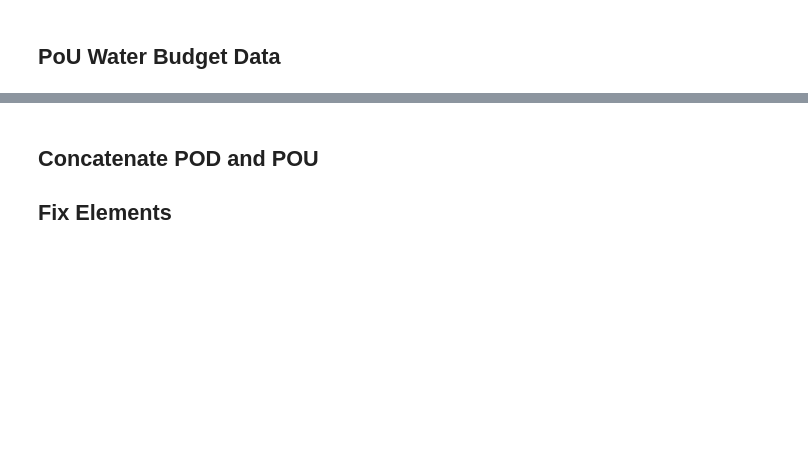
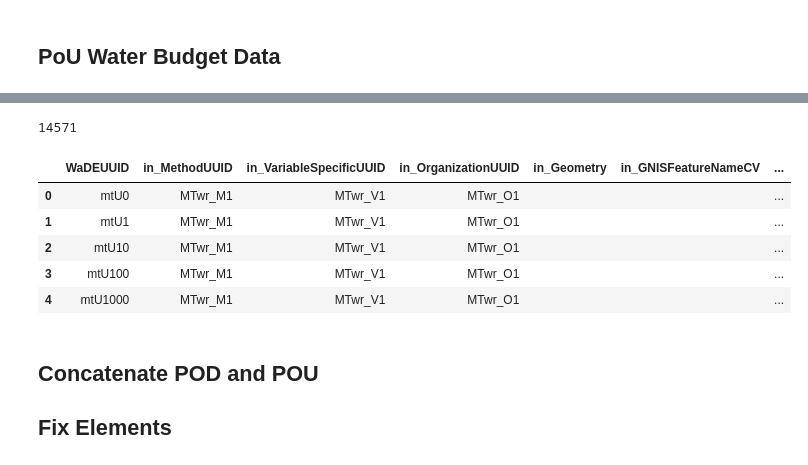
Before and after one commit to WSWCWaterDataExchange/MappingStatesDataToWaDE2.0, a Jupyter notebook: Montana/WaterAllocation/1_MTwr_PreProcessAllocationData.ipynb, the cells around one changed output, grey strips where cells are left out. Drawn from its saved outputs; the diff is of its cells as text; code cells hidden in the pictures; blank space fills up the shorter version.

```diff
--- a/Montana/WaterAllocation/1_MTwr_PreProcessAllocationData.ipynb
+++ b/Montana/WaterAllocation/1_MTwr_PreProcessAllocationData.ipynb
@@ -258,34 +307,43 @@ df['in_AllocationFlow_CFS'] = dfinPOU['FLW_RT_CFS'].astype(float)
 df['in_AllocationLegalStatusCV'] = dfinPOU['STATUS'].str.title()
 df['in_AllocationNativeID'] =  dfinPOU['WRNUMBER'].replace("", 0).fillna(0).astype(str)
 df['in_AllocationOwner'] = dfinPOU['ALL_OWNERS'].str.title()
 df['in_AllocationPriorityDate'] = dfinPOU['ENF_PRIORI']
 df['in_AllocationSDWISIdentifierCV'] = ""
 df['in_AllocationTimeframeEnd'] = dfinPOU['PER_USE_EN']
 df['in_AllocationTimeframeStart'] = dfinPOU['PER_USE_BG']
-df['in_AllocationTypeCV'] = dfinPOU['WRTYPE'].str.title()
+#df['in_AllocationTypeCV'] = dfinPOU['WRTYPE'].str.title() # skip for now
+df['in_AllocationTypeCV'] = ""
 df['in_AllocationVolume_AF'] = dfinPOU['VOLUME']
 df['in_BeneficialUseCategory'] = dfinPOU['PURPOSE'].str.replace("; ", ",").str.replace(", ", ",").str.title()
 df['in_CommunityWaterSupplySystem'] = ""
 df['in_CropTypeCV'] = ""
 df['in_CustomerTypeCV'] = ""
 df['in_DataPublicationDate'] = ""
 df['in_DataPublicationDOI'] = ""
 df['in_ExemptOfVolumeFlowPriority'] = 0
 df['in_GeneratedPowerCapacityMW'] = ""
 df['in_IrrigatedAcreage'] = dfinPOU['MAX_ACRES']
 df['in_IrrigationMethodCV'] = ""
 df['in_LegacyAllocationIDs'] = ""
 df['in_OwnerClassificationCV'] = ""
 df['in_PopulationServed'] = ""
 df['in_PowerType'] = ""
 df['in_PrimaryBeneficialUseCategory'] = ""
 df['in_SDWISIdentifierCV'] = ""
 df['in_WaterAllocationNativeURL'] = dfinPOU['in_WaterAllocationNativeURL']
 
 outPOU = df.copy()
 outPOU = outPOU.drop_duplicates().reset_index(drop=True)
 print(len(outPOU))
 outPOU.head()
+# %% [output]
+14571
+|  | WaDEUUID | in_MethodUUID | in_VariableSpecificUUID | in_OrganizationUUID | in_Geometry | in_GNISFeatureNameCV | ... |
+| 0 | mtU0 | MTwr_M1 | MTwr_V1 | MTwr_O1 |  |  | ... |
+| 1 | mtU1 | MTwr_M1 | MTwr_V1 | MTwr_O1 |  |  | ... |
+| 2 | mtU10 | MTwr_M1 | MTwr_V1 | MTwr_O1 |  |  | ... |
+| 3 | mtU100 | MTwr_M1 | MTwr_V1 | MTwr_O1 |  |  | ... |
+| 4 | mtU1000 | MTwr_M1 | MTwr_V1 | MTwr_O1 |  |  | ... |
 # %% [markdown]
 ## Concatenate POD and POU
 ## Fix Elements
```
Also changed, not shown: parts of 25 cells of this notebook, 3 other files.
